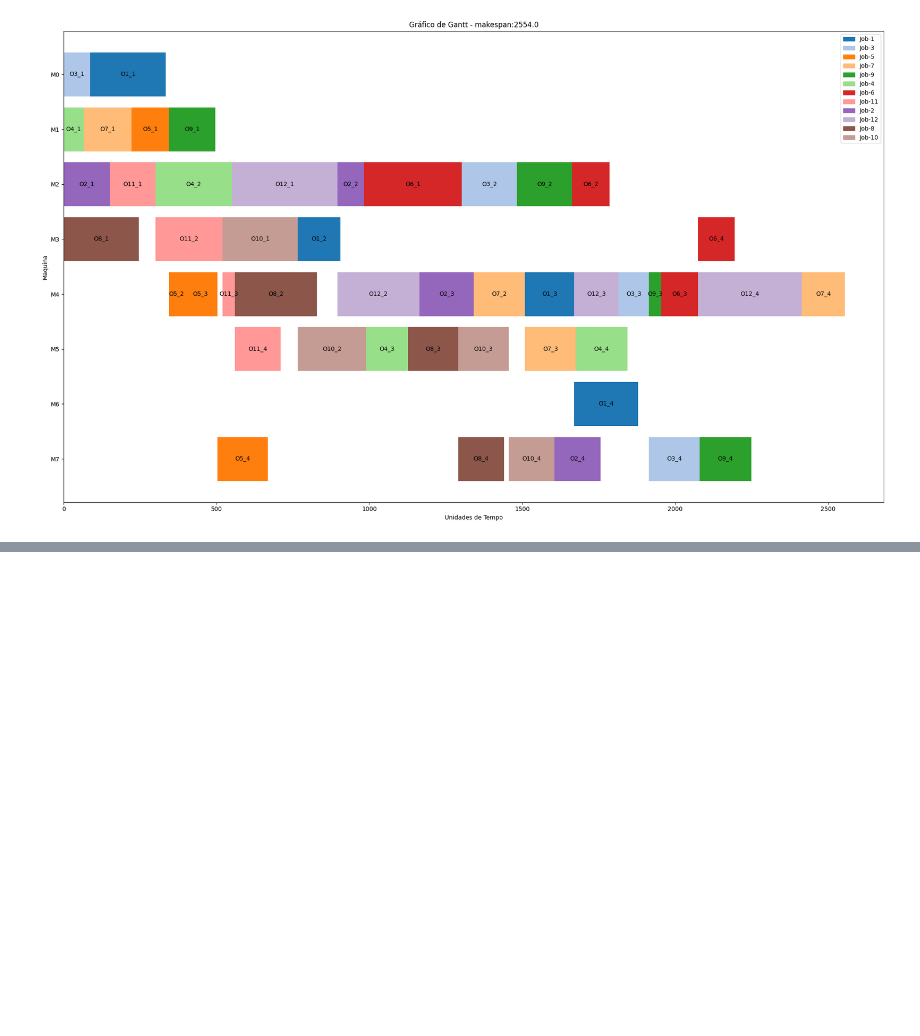
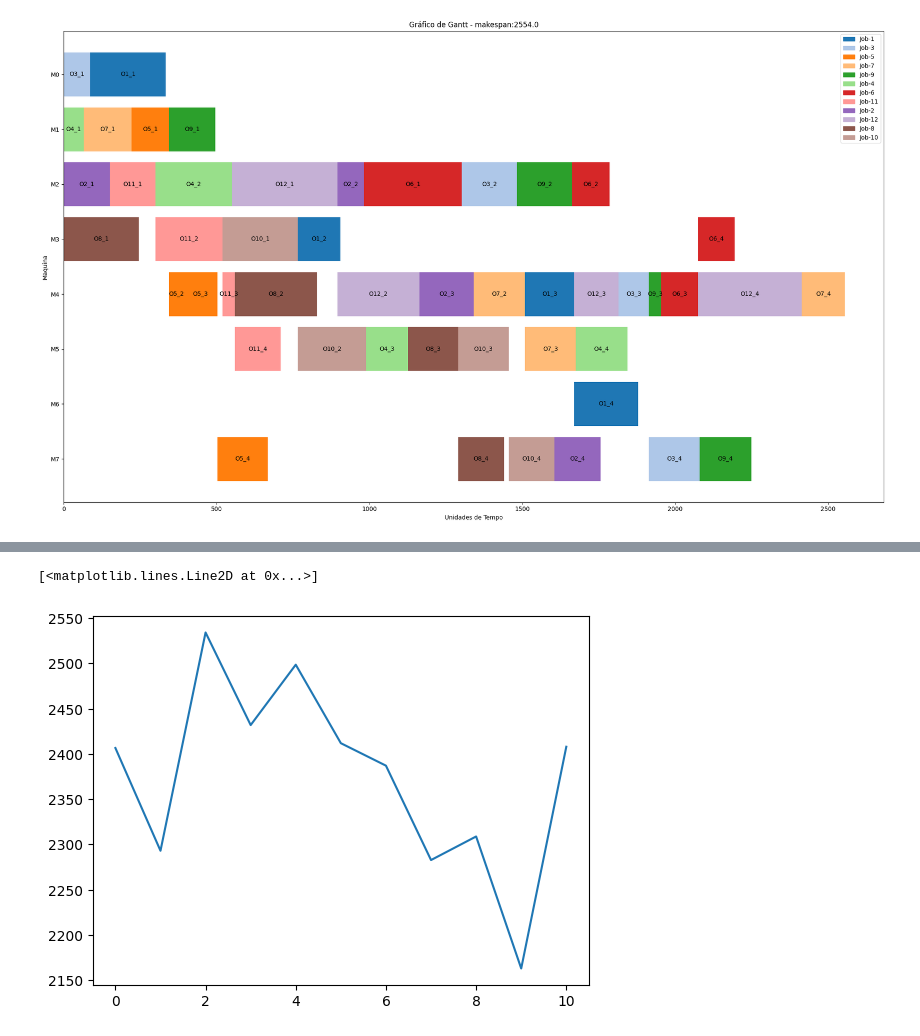
Before and after one commit to FabioMMaia/fjsp_genetic_tabu, a Jupyter notebook: Pipeline.ipynb, the cells around one changed output, grey strips where cells are left out. Drawn from its saved outputs; the diff is of its cells as text; code cells hidden in the pictures; blank space fills up the shorter version.

```diff
--- a/Pipeline.ipynb
+++ b/Pipeline.ipynb
@@ -61,0 +74,3 @@ aux, score = pipeline_fjsp.run(dt_times,
+# %%
+machines = dt_times.columns[dt_times.columns.str.startswith('M')].tolist()
+pop = genetic_fjsp.Population(dt_times, machines, Popsize=50, maxGen=10)
@@ -61,0 +83,5 @@ aux, score = pipeline_fjsp.run(dt_times,
+# %%
+plt.plot(pop.time_series_scores)
+# %% [output]
+[<matplotlib.lines.Line2D at 0x...>]
+[figure, added]
```
Also changed, not shown: parts of 9 cells of this notebook.
